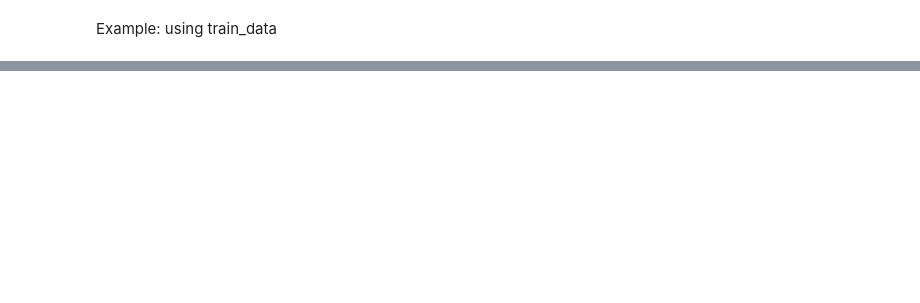
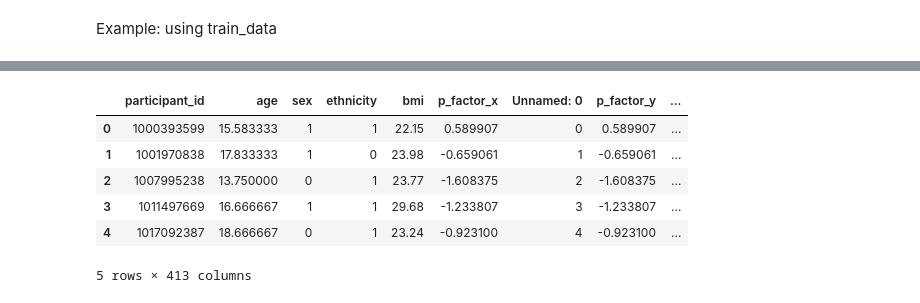
Before and after one commit to ackann/chn-hackathon-2025, a Jupyter notebook: EDA_Process.ipynb, the cells around one changed output, grey strips where cells are left out. Saved outputs shown, nothing was run; the diff lists cells and outputs as text; code cells hidden in the pictures; blank space fills up the shorter version.

```diff
--- a/EDA_Process.ipynb
+++ b/EDA_Process.ipynb
@@ -126,0 +203,11 @@ td3.head()
+# %%
+posteda = eda_pipeline(mda)
+posteda.head()
+# %% [output]
+|  | participant_id | age | sex | ethnicity | bmi | p_factor_x | Unnamed: 0 | p_factor_y | ... |
+| 0 | 1000393599 | 15.583333 | 1 | 1 | 22.15 | 0.589907 | 0 | 0.589907 | ... |
+| 1 | 1001970838 | 17.833333 | 1 | 0 | 23.98 | -0.659061 | 1 | -0.659061 | ... |
+| 2 | 1007995238 | 13.750000 | 0 | 1 | 23.77 | -1.608375 | 2 | -1.608375 | ... |
+| 3 | 1011497669 | 16.666667 | 1 | 1 | 29.68 | -1.233807 | 3 | -1.233807 | ... |
+| 4 | 1017092387 | 18.666667 | 0 | 1 | 23.24 | -0.923100 | 4 | -0.923100 | ... |
+5 rows × 413 columns
```
Also changed, not shown: parts of 10 cells of this notebook, 1 other file.
